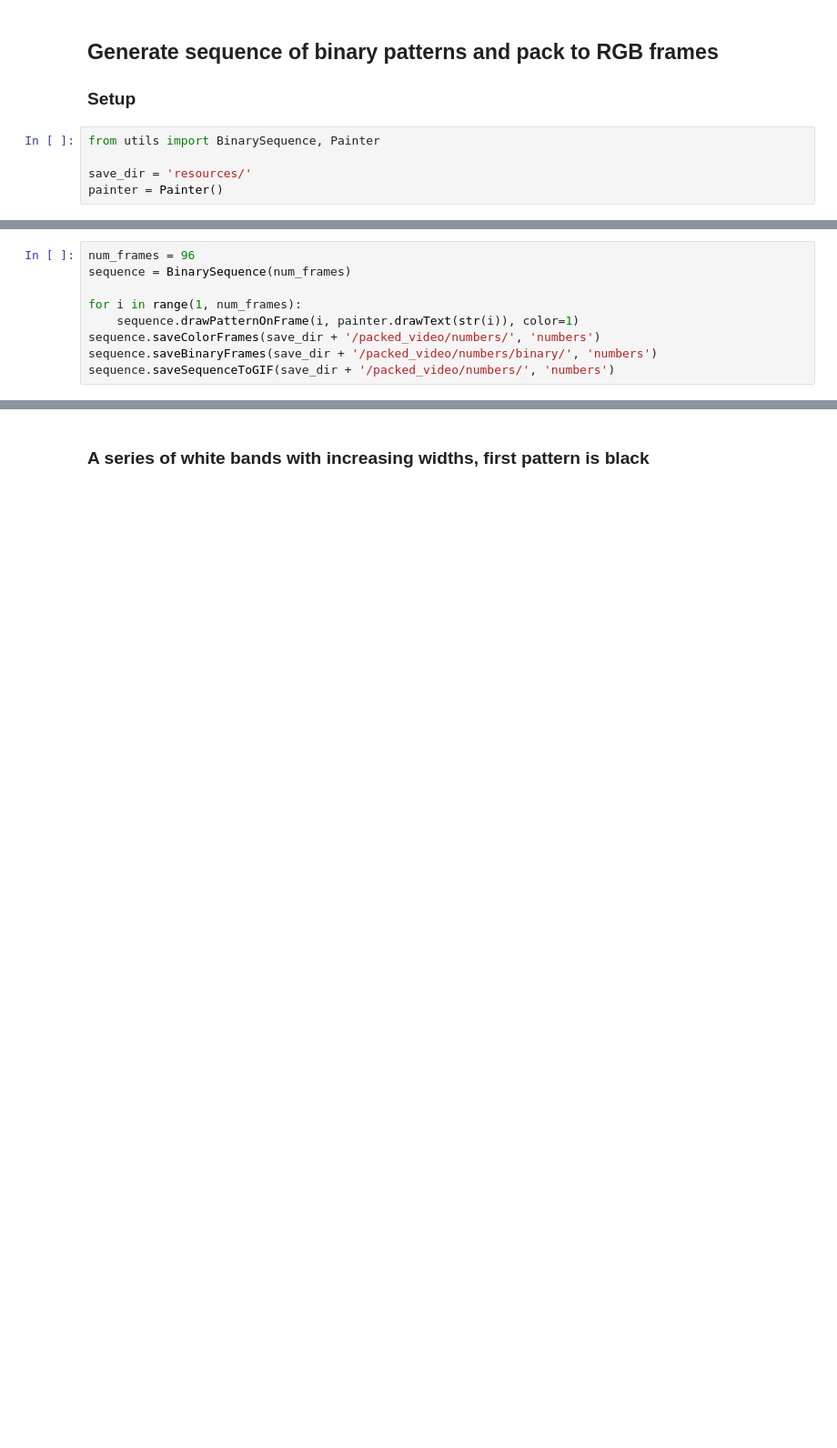
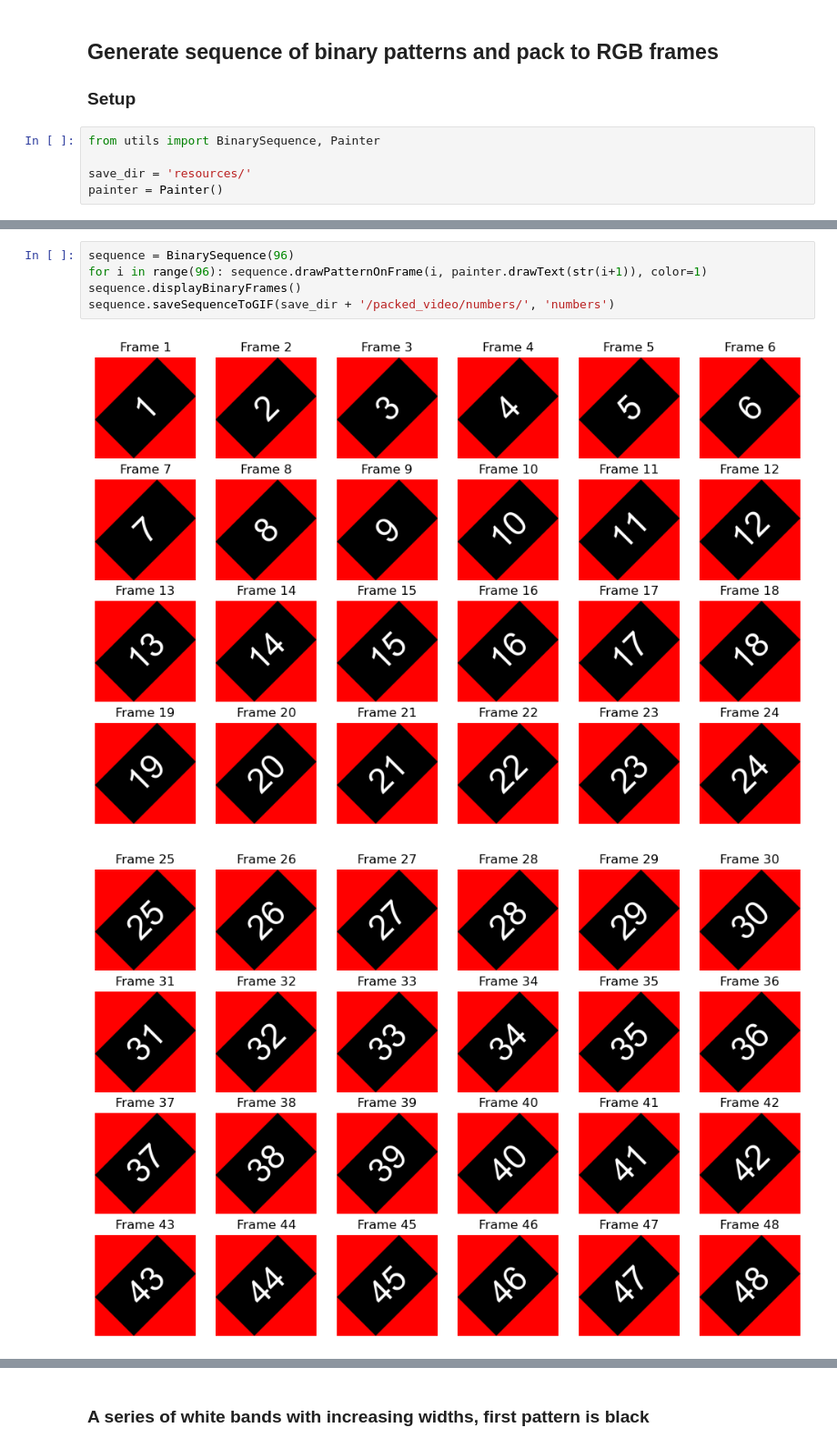
Before and after one commit to ChinLabQMS/DMD-pattern-generator, a Jupyter notebook: DMD_sequence_generation.ipynb, the cells around one changed output, grey strips where cells are left out. Shown at 91% size. Cells and saved outputs as stored; diff of their text form; blank space fills up the shorter version.

```diff
--- a/DMD_sequence_generation.ipynb
+++ b/DMD_sequence_generation.ipynb
@@ -11,10 +13,8 @@ painter = Painter()
 # %%
-num_frames = 96
-sequence = BinarySequence(num_frames)
-
-for i in range(1, num_frames):
-    sequence.drawPatternOnFrame(i, painter.drawText(str(i)), color=1)
-sequence.saveColorFrames(save_dir + '/packed_video/numbers/', 'numbers')
-sequence.saveBinaryFrames(save_dir + '/packed_video/numbers/binary/', 'numbers')
+sequence = BinarySequence(96)
+for i in range(96): sequence.drawPatternOnFrame(i, painter.drawText(str(i+1)), color=1)
+sequence.displayBinaryFrames()
 sequence.saveSequenceToGIF(save_dir + '/packed_video/numbers/', 'numbers')
 # %% [output]
+[figure, added]
+[figure, added]
```
Also changed, not shown: parts of 6 cells of this notebook, 3 other files.
